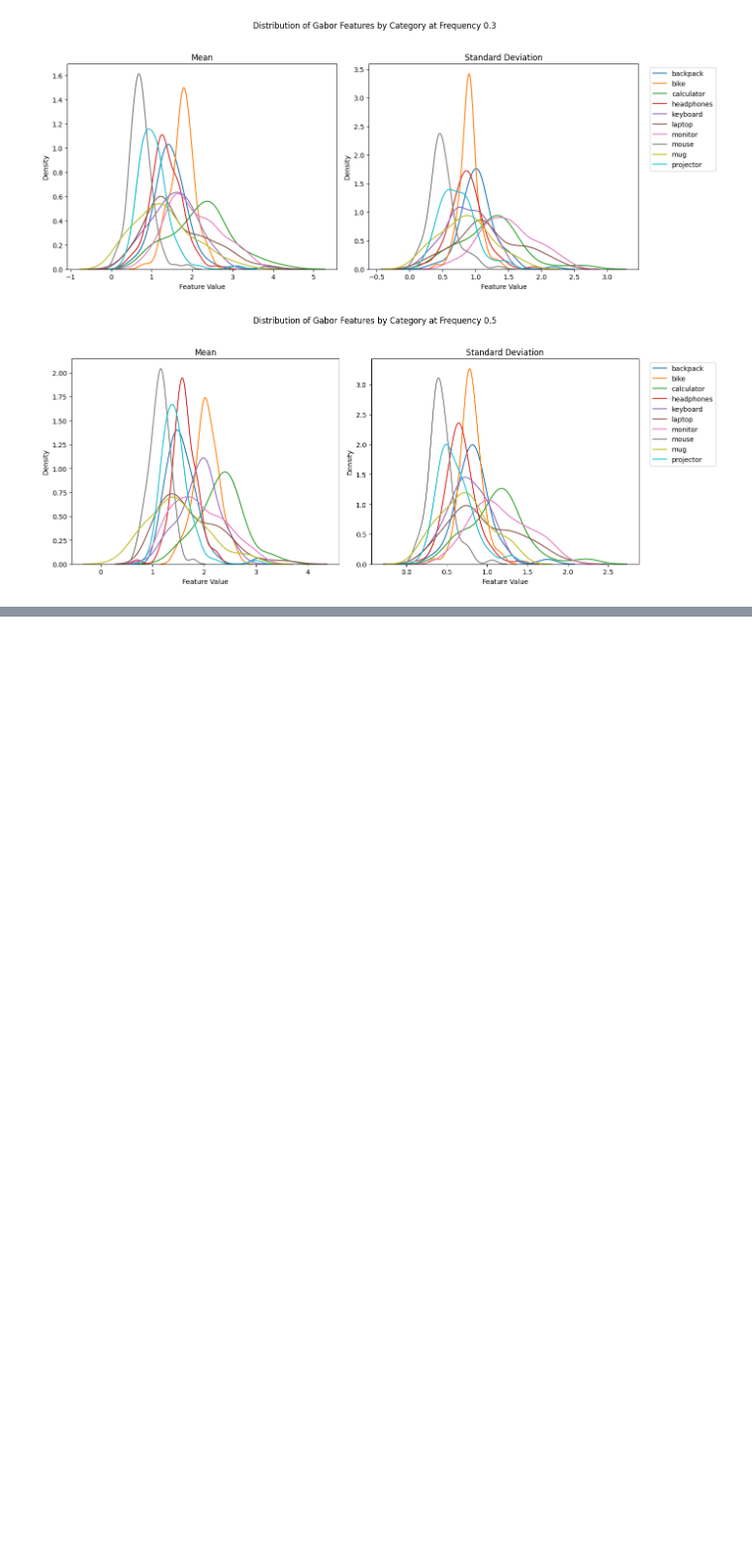
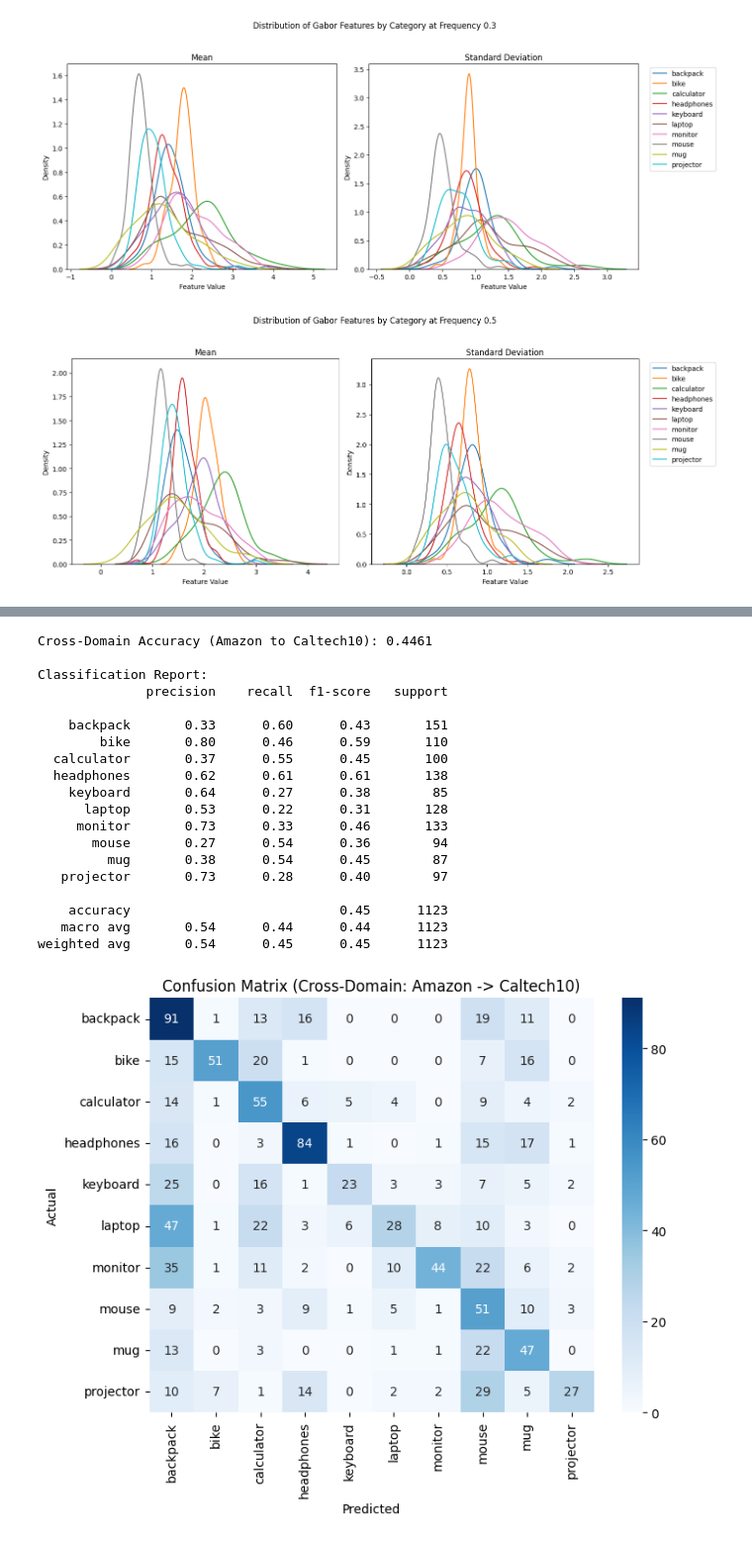
Before and after one commit to kennyalexlin/W281-Domain-Adaptation-Final-Project, a Jupyter notebook: lbp_code.ipynb, the cells around one changed output, grey strips where cells are left out. Shown at 99% size. Cells and saved outputs as stored; diff of their text form; code cells hidden in the pictures; blank space fills up the shorter version.

```diff
--- a/lbp_code.ipynb
+++ b/lbp_code.ipynb
@@ -481,0 +562,44 @@ Epoch [12/50], Loss: 0.2622
+# %%
+# Standardize Caltech10 features using the scaler fitted on Amazon features
+X_test_svm = scaler.transform(caltech_features)  # Apply the Amazon scaler to Caltech10 features
+
+# Test the SVM on Caltech10
+y_pred_caltech = svm_clf.predict(X_test_svm)
+
+# Evaluate performance
+accuracy = accuracy_score(caltech_labels, y_pred_caltech)
+report = classification_report(caltech_labels, y_pred_caltech, target_names=list(caltech_label_map.keys()))
+conf_matrix = confusion_matrix(caltech_labels, y_pred_caltech)
+
+print(f"Cross-Domain Accuracy (Amazon to Caltech10): {accuracy:.4f}")
+print("\nClassification Report:")
+print(report)
+
+# Plot confusion matrix
+plt.figure(figsize=(8, 6))
+sns.heatmap(conf_matrix, annot=True, fmt="d", cmap="Blues", xticklabels=list(caltech_label_map.keys()), yticklabels=list(caltech_label_map.keys()))
+plt.title("Confusion Matrix (Cross-Domain: Amazon -> Caltech10)")
+plt.xlabel("Predicted")
+plt.ylabel("Actual")
+plt.show()
+# %% [output]
+Cross-Domain Accuracy (Amazon to Caltech10): 0.4461
+
+Classification Report:
+              precision    recall  f1-score   support
+
+    backpack       0.33      0.60      0.43       151
+        bike       0.80      0.46      0.59       110
+  calculator       0.37      0.55      0.45       100
+  headphones       0.62      0.61      0.61       138
+    keyboard       0.64      0.27      0.38        85
+      laptop       0.53      0.22      0.31       128
+     monitor       0.73      0.33      0.46       133
+       mouse       0.27      0.54      0.36        94
+         mug       0.38      0.54      0.45        87
+   projector       0.73      0.28      0.40        97
+
+    accuracy                           0.45      1123
+   macro avg       0.54      0.44      0.44      1123
+weighted avg       0.54      0.45      0.45      1123
+[figure, added]
```
Also changed, not shown: parts of 4 cells of this notebook, 8 other files.
